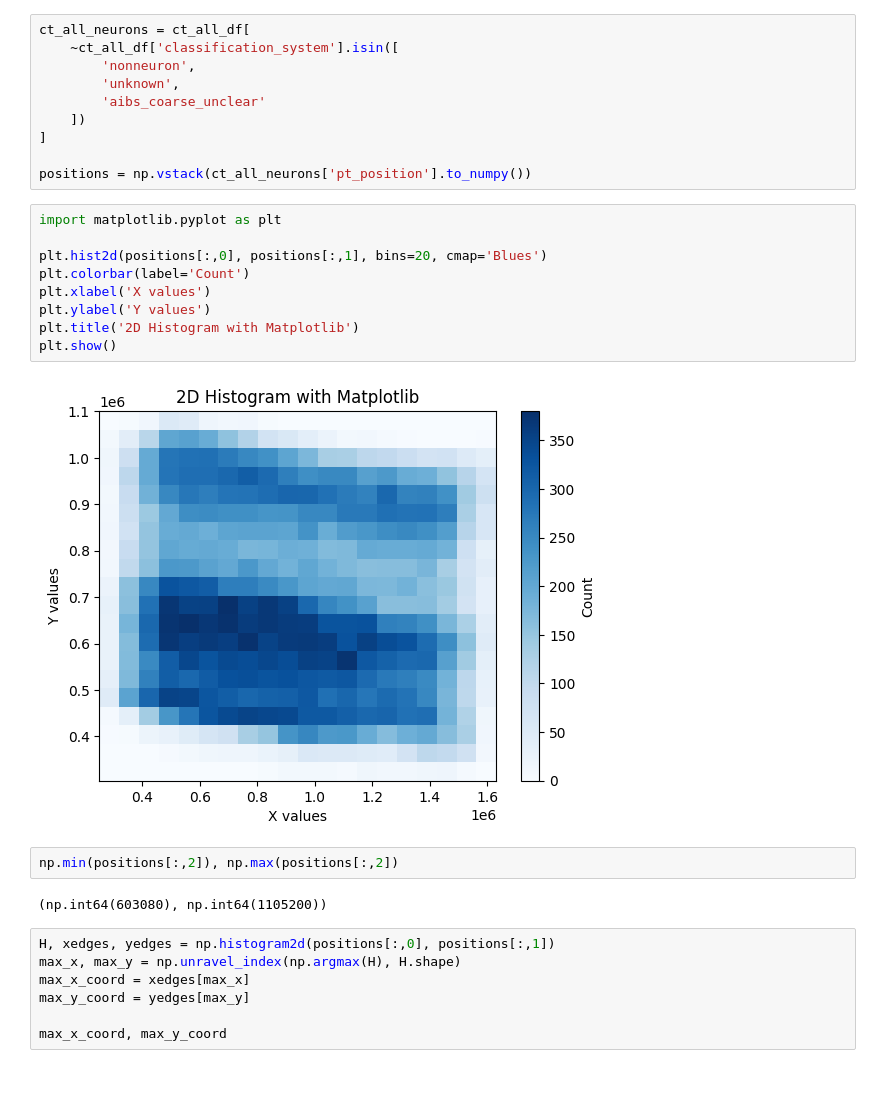
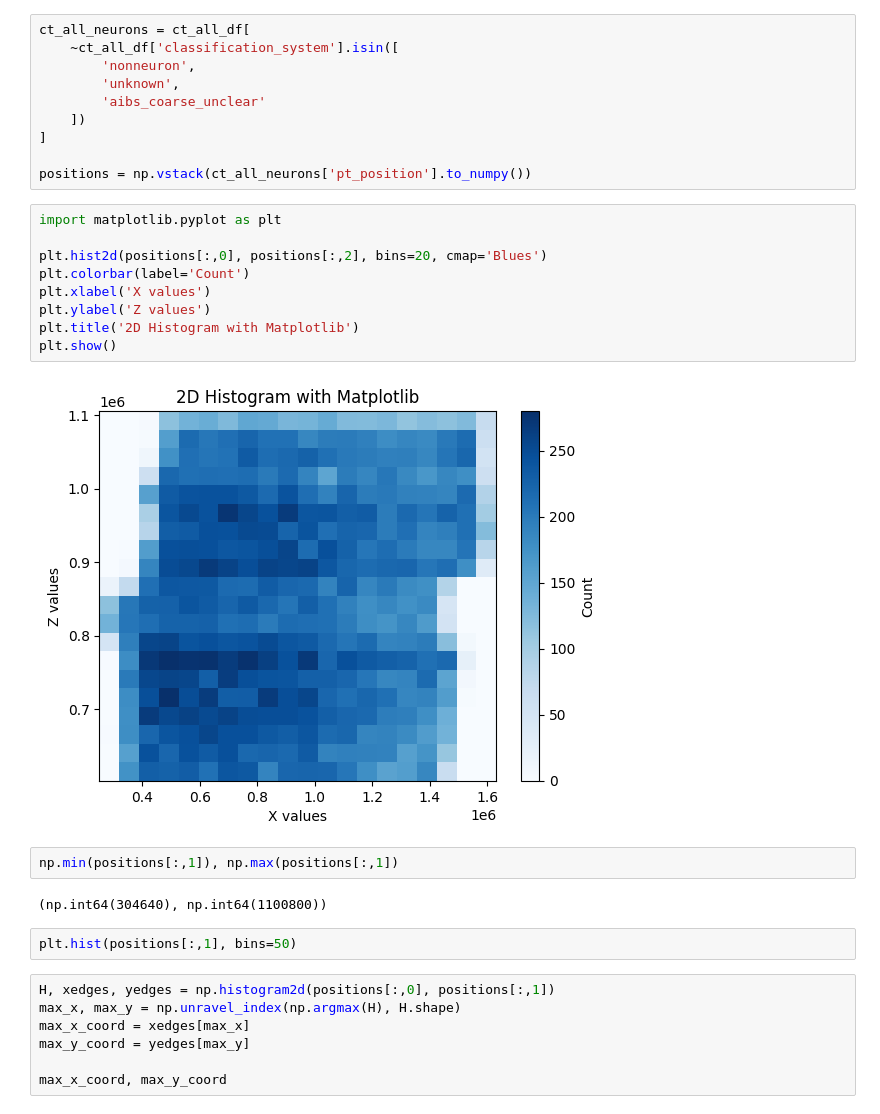
Before and after one commit to kroumov/SpineDetect, a Jupyter notebook: david/microns/microns-segmentation.ipynb, the cells around one changed output. Drawn from its saved outputs; the diff is of its cells as text; blank space fills up the shorter version.

```diff
--- a/david/microns/microns-segmentation.ipynb
+++ b/david/microns/microns-segmentation.ipynb
@@ -177,18 +177,20 @@ positions = np.vstack(ct_all_neurons['pt_position'].to_numpy())
 # %%
 import matplotlib.pyplot as plt
 
-plt.hist2d(positions[:,0], positions[:,1], bins=20, cmap='Blues')
+plt.hist2d(positions[:,0], positions[:,2], bins=20, cmap='Blues')
 plt.colorbar(label='Count')
 plt.xlabel('X values')
-plt.ylabel('Y values')
+plt.ylabel('Z values')
 plt.title('2D Histogram with Matplotlib')
 plt.show()
 # %% [output]
-[figure, old version]
+[figure, new version]
 # %%
-np.min(positions[:,2]), np.max(positions[:,2])
+np.min(positions[:,1]), np.max(positions[:,1])
 # %% [output]
-(np.int64(603080), np.int64(1105200))
+(np.int64(304640), np.int64(1100800))
+# %%
+plt.hist(positions[:,1], bins=50)
 # %%
 H, xedges, yedges = np.histogram2d(positions[:,0], positions[:,1])
 max_x, max_y = np.unravel_index(np.argmax(H), H.shape)
```
Also changed, not shown: 10 other files.
